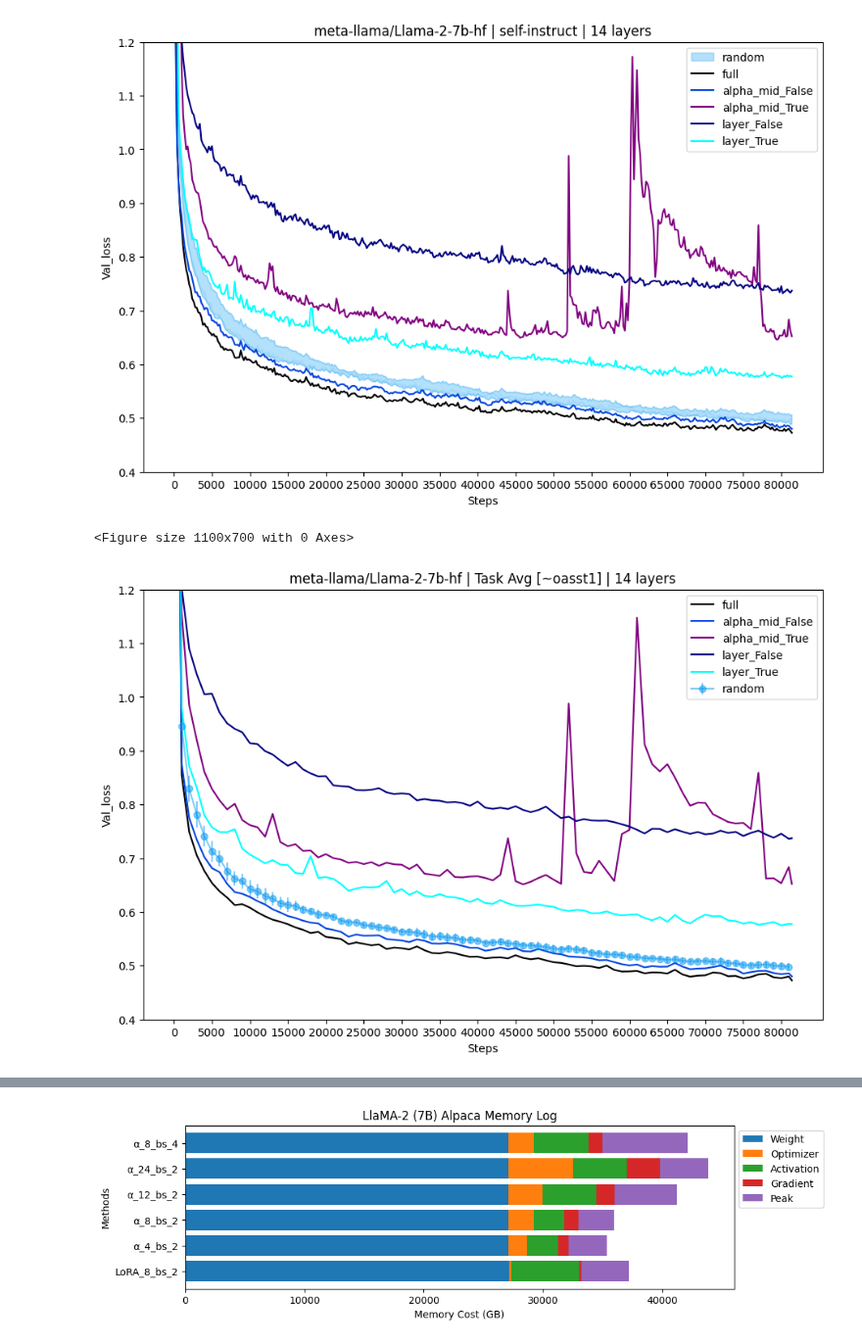
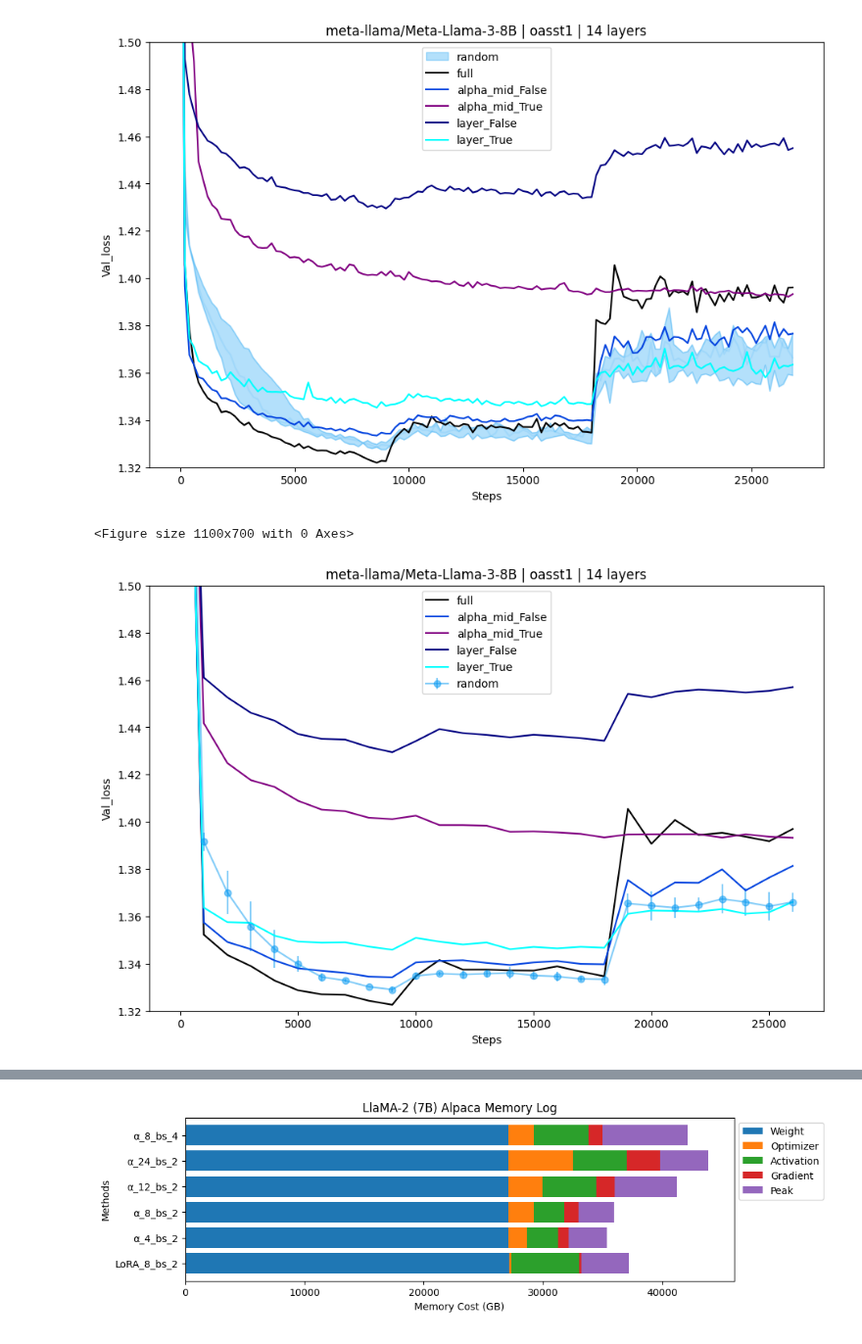
Before and after one commit to RpM-Kinshuk/SelectiveFT, a Jupyter notebook: Bands.ipynb, the cells around one changed output, grey strips where cells are left out. Shown at 98% size. Saved outputs shown, nothing was run; the diff lists cells and outputs as text; code cells hidden in the pictures.

```diff
--- a/Bands.ipynb
+++ b/Bands.ipynb
@@ -7,13 +7,13 @@ from pathlib import Path
 import matplotlib.pyplot as plt
 from matplotlib import colormaps #type: ignore
 # %%
+model = 'meta-llama/Llama-2-7b-hf'
 model = 'meta-llama/Meta-Llama-3-8B'
-model = 'meta-llama/Llama-2-7b-hf'
 directory = 'results'
 sv = False
 dpi = 500
 transparent = False
-task = 'self-instruct'
+task = 'oasst1'
 seed = 42
 lr = 2e-6
 layers = 14
@@ -28,7 +28,7 @@ methods = {
     'alpha_mid_True': {'lr': lr, 'bs': batch_size, 'layers': layers, 'label': 'alpha_mid_True', 'seed': seed},
     'layer_False': {'lr': lr, 'bs': batch_size, 'layers': layers, 'label': 'layer_False', 'seed': seed},
     'layer_True': {'lr': lr, 'bs': batch_size, 'layers': layers, 'label': 'layer_True', 'seed': seed},
-    # 'alpha_peak': {'lr': lr, 'bs': batch_size, 'layers': layers, 'label': 'alpha_peak', 'seed': seed},
+    # 'alpha_peak_False': {'lr': lr, 'bs': batch_size, 'layers': layers, 'label': 'alpha_peak_False', 'seed': seed},
     # 'random': {'lr': lr, 'bs': batch_size, 'layers': layers, 'label': 'random', 'seed': seed},
     # 'ww_block': {'lr': lr, 'bs': batch_size, 'layers': layers, 'label': 'ww_block', 'seed': seed},
     # 'peak_block': {'lr': lr, 'bs': batch_size, 'layers': layers, 'label': 'peak_block', 'seed': seed},
@@ -115,8 +115,8 @@ for key in dictionary.keys():
     #     global_max = np.maximum(global_max, train_loss)
 # %%
 color_itr = 0
-y_low = 0.4
-y_high = 1.2
+y_low = 1.32
+y_high = 1.5
 for label in wide_labels:
     wide_dict[label]['flag'] = True
 plt.figure(figsize=(11, 7))
@@ -169,34 +169,34 @@ for key in dictionary.keys():
     time_val = dictionary[key]['time'][0]
     tag = key
     if 'alpha' in key or 'alora' in key or 'blora' in key:
         tag = key + f"_{methods[key]['layers']} lr={methods[key]['lr']}"
     flag = True
     for label in wide_labels:
         if label in key:
             plt.plot(time_val, train_loss,alpha=wide_dict[label]['line_alpha'], color=wide_dict[label]['color'], label='_nolegend_')
             if wide_dict[label]['flag'] == True:
                 plt.fill_between(
                     time_val, wide_dict[label]['global_min'], wide_dict[label]['global_max'],
                     alpha=wide_dict[label]['band_alpha'], color=wide_dict[label]['color'], label=label
                 )
                 wide_dict[label]['flag'] = False
             flag = False
             break
     if flag == True:
         plt.plot(time_val, train_loss, label=tag, color=indiv_colors[color_itr])
         color_itr += 1
     plt.xlabel("Time (in seconds)")
     plt.ylabel("Train_loss")
 if loss != 'val_loss':
     plt.ylim(y_low, y_high)
     # plt.xlim(0, 15)
     plt.legend()
     plt.title(f"{model} | {task} | {layers} layers")
     plt.show()
 
 # exit()
 # %% [output]
-[figure, old version]
+[figure, new version]
 <Figure size 1100x700 with 0 Axes>
 # %%
 sampling_interval = 5
@@ -259,10 +259,10 @@ plt.xlabel("Steps")
 plt.ylabel(f"{loss.capitalize()}")
 plt.ylim(y_low, y_high)
 plt.legend()
-plt.title(f"{model} | Task Avg [~oasst1] | {layers} layers")
+plt.title(f"{model} | {task} | {layers} layers")
 plt.show()
 # %% [output]
-[figure, old version]
+[figure, new version]
 # %%
 mem_dict = {
     'categories': [],
```
Also changed, not shown: parts of 2 cells of this notebook.
